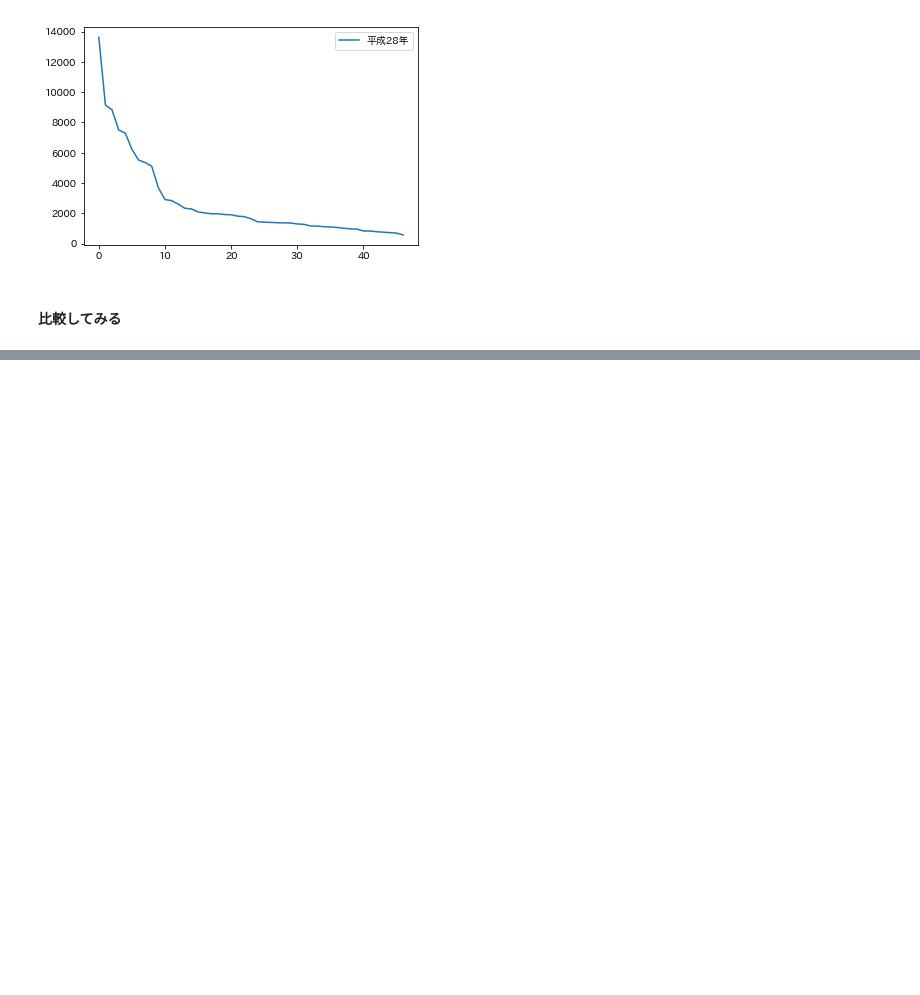
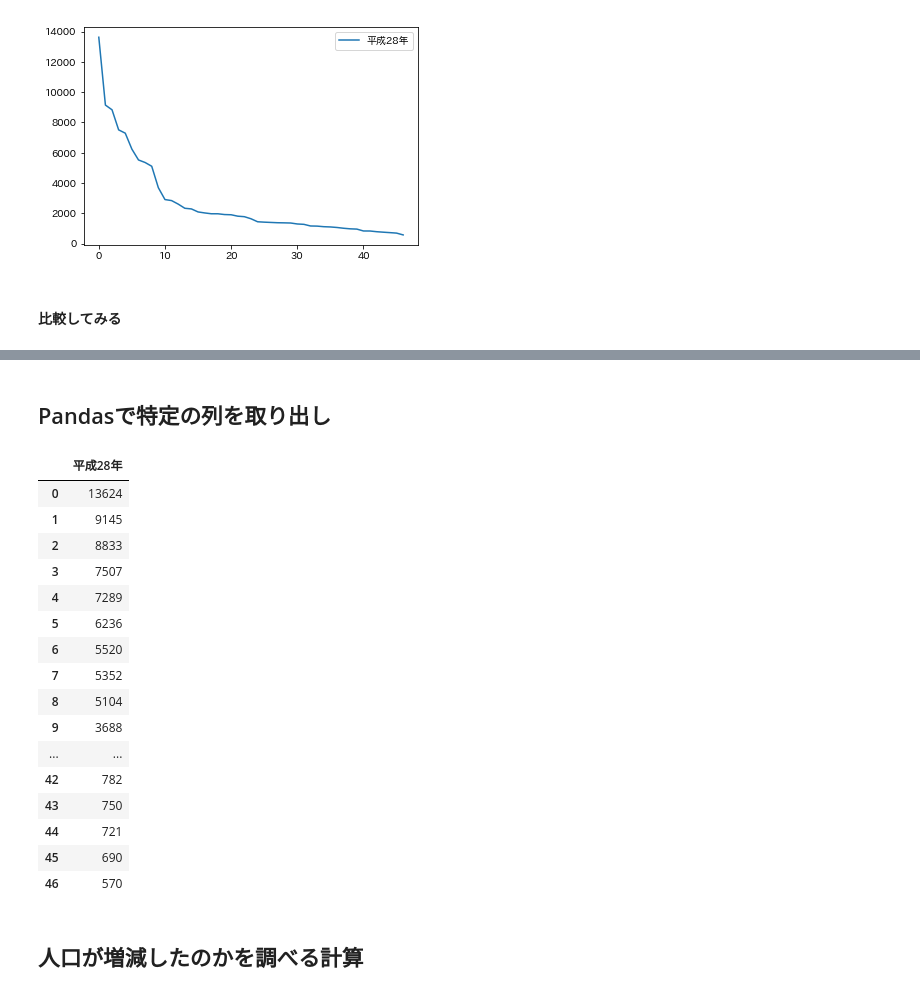
Before and after one commit to yoshimasa-i/machine-learning2019, a Jupyter notebook: 基本やってみた.ipynb, the cells around one changed output, grey strips where cells are left out. Cells and saved outputs as stored; diff of their text form; code cells hidden in the pictures; blank space fills up the shorter version.

```diff
--- a/基本やってみた.ipynb
+++ b/基本やってみた.ipynb
@@ -83,0 +84,27 @@ df.plot(y=["平成28年","平成12年"])
+# %% [markdown]
+## Pandasで特定の列を取り出し
+# %%
+import pandas as pd
+
+df = pd.read_csv("population.csv", encoding="SHIFT_JIS")
+df[["平成28年"]]
+# %% [output]
+|  | 平成28年 |
+| 0 | 13624 |
+| 1 | 9145 |
+| 2 | 8833 |
+| 3 | 7507 |
+| 4 | 7289 |
+| 5 | 6236 |
+| 6 | 5520 |
+| 7 | 5352 |
+| 8 | 5104 |
+| 9 | 3688 |
+| ... | ... |
+| 42 | 782 |
+| 43 | 750 |
+| 44 | 721 |
+| 45 | 690 |
+| 46 | 570 |
+# %% [markdown]
+## 人口が増減したのかを調べる計算
```
Also changed, not shown: parts of 2 cells of this notebook, 3 other files.
